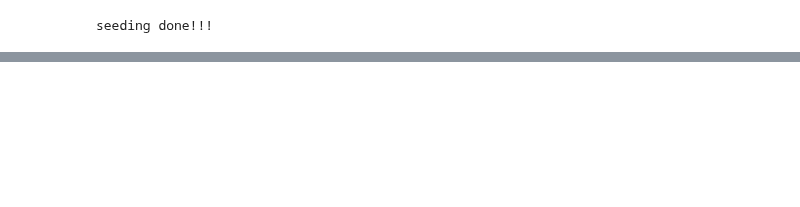
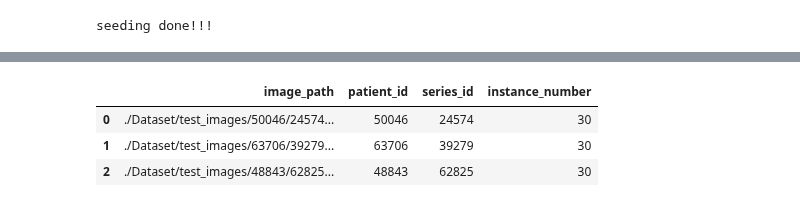
Before and after one commit to Makoto-Noda/RSNA2023, a Jupyter notebook: efficientnet_debug.ipynb, the cells around one changed output, grey strips where cells are left out. Cells and saved outputs as stored; diff of their text form; code cells hidden in the pictures; blank space fills up the shorter version.

```diff
--- a/efficientnet_debug.ipynb
+++ b/efficientnet_debug.ipynb
@@ -54,3 +88,9 @@ seeding done!!!
 # %%
 df = pd.read_csv('./Dataset/train.csv')
+
 test_df = pd.read_csv('./Dataset/test.csv')
+test_df['image_path'] = (f'./Dataset/test_images/'
+                          + test_df.patient_id.astype(str)+ '/'
+                          + test_df.series_id.astype(str) + '/'
+                          + test_df.instance_number.astype(str)
+                          + '.png')
@@ -315,0 +734,7 @@ valid_df
+# %%
+test_df
+# %% [output]
+|  | image_path | patient_id | series_id | instance_number |
+| 0 | ./Dataset/test_images/50046/24574... | 50046 | 24574 | 30 |
+| 1 | ./Dataset/test_images/63706/39279... | 63706 | 39279 | 30 |
+| 2 | ./Dataset/test_images/48843/62825... | 48843 | 62825 | 30 |
```
Also changed, not shown: parts of 26 cells of this notebook, 5 other files.
